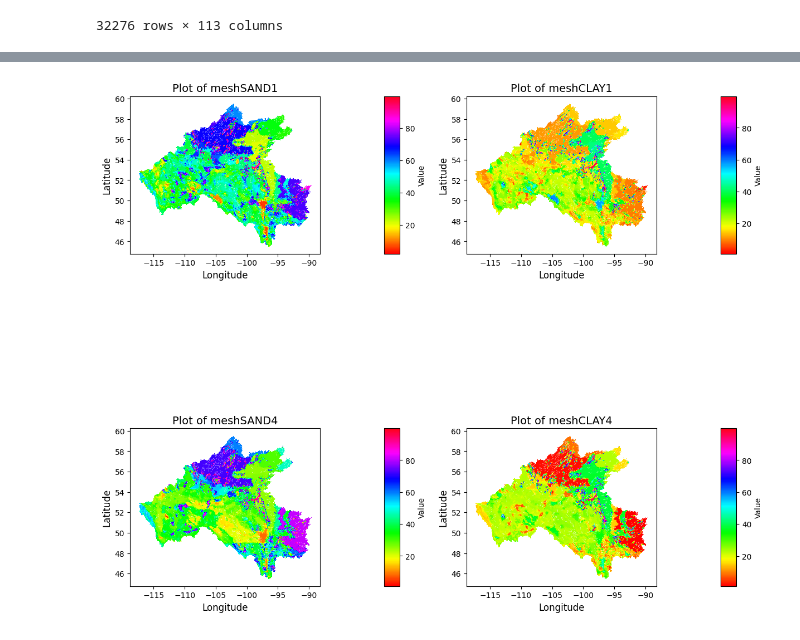
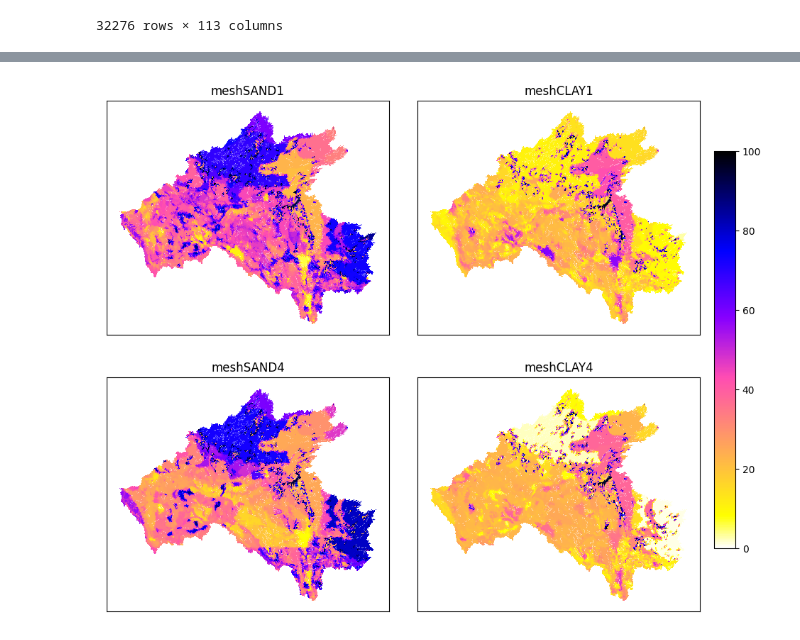
Before and after one commit to fuadyassin/MESH-Nelson-Churchill-Basin-Vector, a Jupyter notebook: 3-specific/Write_mesh_parameters_nc.ipynb, the cells around one changed output, grey strips where cells are left out. Saved outputs shown, nothing was run; the diff lists cells and outputs as text; code cells hidden in the pictures.

```diff
--- a/3-specific/Write_mesh_parameters_nc.ipynb
+++ b/3-specific/Write_mesh_parameters_nc.ipynb
@@ -212,35 +183,0 @@ plt.show()
-# %%
-import matplotlib.pyplot as plt
-from mpl_toolkits.axes_grid1 import make_axes_locatable
-import geopandas as gpd
-
-# Assuming merged_gdf is your GeoDataFrame already loaded with necessary columns
-
-fig, axes = plt.subplots(2, 2, figsize=(15, 15))
-columns_to_plot = ['meshSAND1', 'meshCLAY1', 'meshSAND4', 'meshCLAY4']
-cmap = plt.cm.get_cmap('hsv')
-
-# Plot each column in its respective subplot
-for ax, column in zip(axes.flatten(), columns_to_plot):
-    # Plotting the column
-    prec_mapping = merged_gdf.plot(column=column, ax=ax, legend=False,
-                                   vmin=merged_gdf[column].min(), vmax=merged_gdf[column].max(),
-                                   cmap=cmap)
-    # Setting individual axis labels
-    ax.set_xlabel('Longitude', fontsize=12)  # Adjust as needed
-    ax.set_ylabel('Latitude', fontsize=12)
-    ax.set_title(f'Plot of {column}', fontsize=14)
-
-    # Create colorbar for each subplot individually using make_axes_locatable
-    divider = make_axes_locatable(ax)
-    cax = divider.append_axes("right", size="5%", pad=0.05)  # Reduced padding
-    colorbar = plt.colorbar(prec_mapping.get_children()[0], cax=cax)
-    colorbar.set_label('Value')  # Customize this label appropriately
-
-# Adjust layout
-plt.subplots_adjust(left=0.05, right=0.85, top=0.95, bottom=0.05, wspace=0.15, hspace=0.15)
-fig.tight_layout(rect=[0, 0, 0.85, 1])  # Adjust the rect parameter to make room for colorbars
-
-plt.show()
-# %% [output]
-[figure, removed]
@@ -293,0 +184,43 @@ rootgrp.close()
+# %%
+import matplotlib.pyplot as plt
+import matplotlib.colors as mcolors
+
+gru_columns = merged_gdf[['meshSAND1', 'meshCLAY1', 'meshSAND4', 'meshCLAY4']]
+# gru_columns = merged_gdf.columns[-16:-1]  # Excludes the very last column
+
+# Create a modified jet colormap that sets zero values to white
+cmap = plt.cm.gnuplot2_r.copy()
+cmap.set_under('white', alpha=0)
+
+# Set up the figure and axes for a 2x2 grid (4 plots)
+fig, axes = plt.subplots(nrows=2, ncols=2, figsize=(10, 8), sharex=True, sharey=True)
+
+# Create an Image for colormap scaling
+sm = plt.cm.ScalarMappable(cmap=cmap, norm=mcolors.Normalize(vmin=0, vmax=100))
+sm._A = []  # Fake up the array of the scalar mappable. Urgh...
+
+# Loop through and plot each column
+for i, col in enumerate(gru_columns):
+    ax = axes.flatten()[i]
+    merged_gdf.plot(column=col, ax=ax, cmap=cmap, vmin=0, vmax=100)
+    ax.set_title(col, fontsize=12)
+    ax.set_xticks([])
+    ax.set_yticks([])
+
+# Hide any unused subplots
+for i in range(len(gru_columns), axes.flatten().shape[0]):
+    axes.flatten()[i].set_visible(False)
+
+# Adjust layout
+fig.tight_layout(pad=1.0)
+fig.subplots_adjust(right=0.85, hspace=0.1, wspace=0.1)
+
+# Place colorbar
+cbar_ax = fig.add_axes([0.87, 0.15, 0.03, 0.7])
+fig.colorbar(sm, cax=cbar_ax)
+# Save the figure if needed
+plt.savefig('soiltexture_plots.png')
+# Show the plot
+plt.show()
+# %% [output]
+[figure, added]
```
Also changed, not shown: parts of 10 cells of this notebook, 22 other files.
